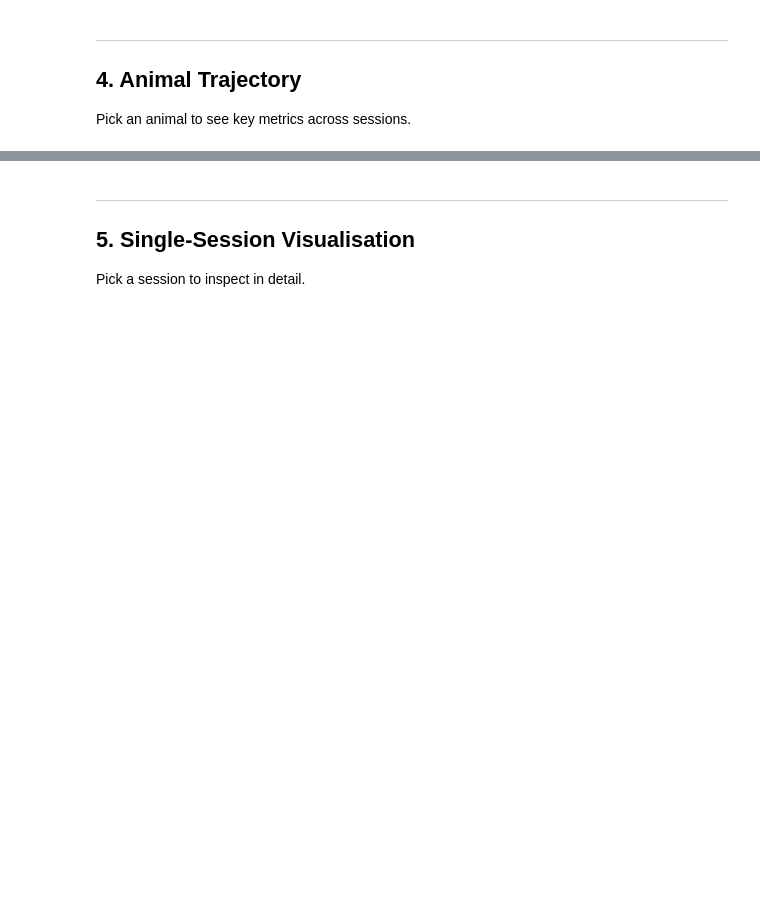
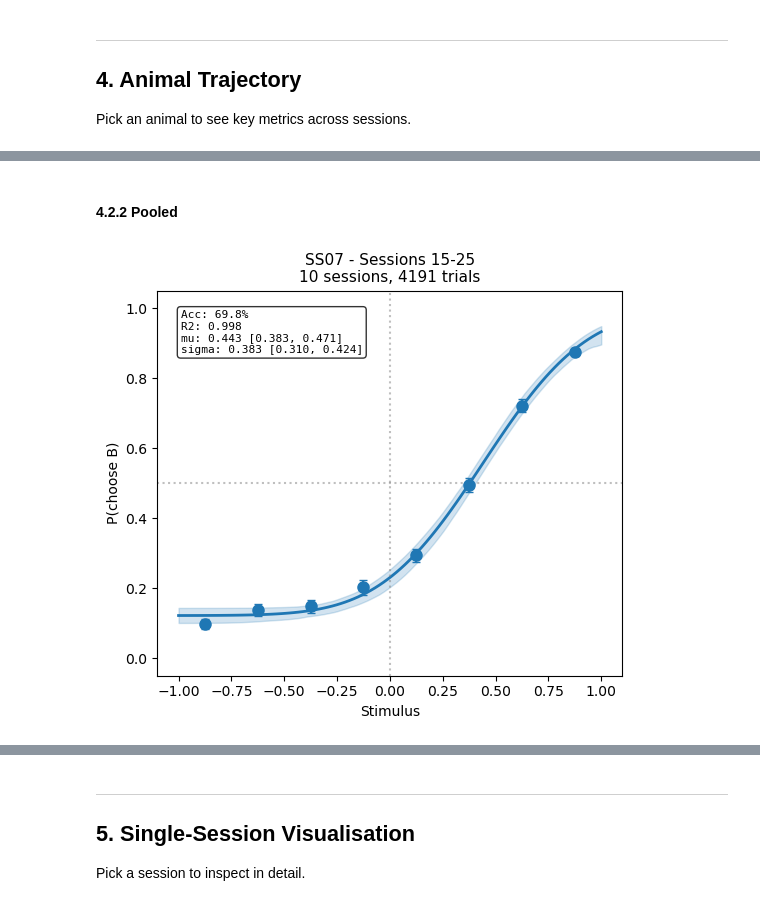
Before and after one commit to serkanshentyurk/sound_categorisation, a Jupyter notebook: Notebooks/0a-Data-Explorer.ipynb, the cells around one changed output, grey strips where cells are left out. Cells and saved outputs as stored; diff of their text form; code cells hidden in the pictures; blank space fills up the shorter version.

```diff
--- a/Notebooks/0a-Data-Explorer.ipynb
+++ b/Notebooks/0a-Data-Explorer.ipynb
@@ -428,18 +558,22 @@ fig, infos = plot_session_psychometrics(
+# %% [markdown]
+#### 4.2.2 Pooled
 # %%
 # =============================================================================
 # Pooled psychometric (all sessions combined, with bootstrap CIs)
 # =============================================================================
 
-idx_range = (5,10)
+idx_range = (15,25)
 subset = animal.get_sessions(stage='Full_Task_Cont', idx_range=idx_range)
 
 # all sessions
-subset = sessions
+# subset = sessions
 
 fig, infos = plot_session_psychometrics(
     subset,
     mode='pooled',
     n_bootstrap=500,
-    show_params=True, show_gof=True,
+    show_params=True, show_gof=True, show_ci=True,
     suptitle=f'{ANIMAL_ID} - Sessions {idx_range[0]}-{idx_range[1]}')
 plt.show()
+# %% [output]
+[figure, added]
```
Also changed, not shown: parts of 25 cells of this notebook, 9 other files.
